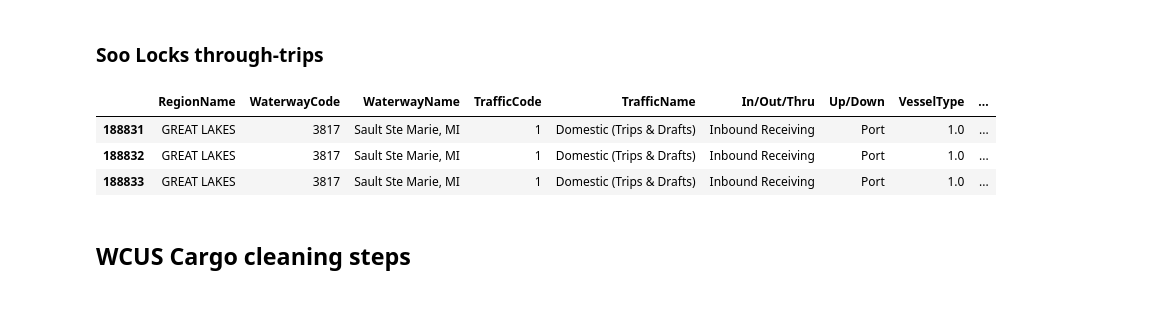
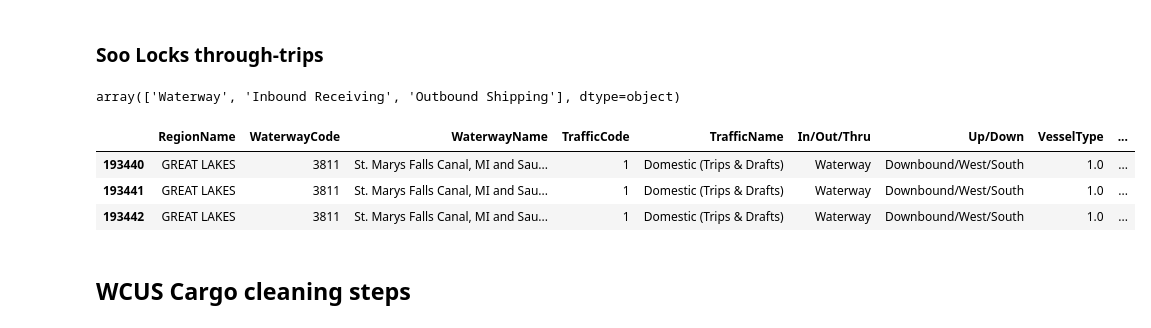
Before and after one commit to hnmns/Interactive-Visualization-Project, a Jupyter notebook: cleaning/wcus_trips_cargo_cleaning.ipynb, the cells around one changed output. Cells and saved outputs as stored; diff of their text form; code cells hidden in the pictures.

```diff
--- a/cleaning/wcus_trips_cargo_cleaning.ipynb
+++ b/cleaning/wcus_trips_cargo_cleaning.ipynb
@@ -162,2 +185,6 @@ trip_counts_burns = trips_burns.groupby(['WaterwayCode', 'WaterwayName', 'In/Out
 # %% [markdown]
 ### Soo Locks through-trips
+# %%
+wcus['In/Out/Thru'].unique()
+# %% [output]
+array(['Waterway', 'Inbound Receiving', 'Outbound Shipping'], dtype=object)
@@ -164,10 +194,15 @@ trip_counts_burns = trips_burns.groupby(['WaterwayCode', 'WaterwayName', 'In/Out
 # %%
-wcus.loc[
-        wcus['WaterwayName'].str.startswith('Sault') & (wcus['VesselTypeName']=='Self-Propelled dry')& (wcus['VesselDraftFt']>=12),
+wcus_soo = wcus.loc[
+        wcus['WaterwayCode'].isin([3811])
+            & wcus['VesselTypeName'].isin(['Self-Propelled dry'])
+            & (wcus['In/Out/Thru'] == 'Waterway')
+            & (wcus['VesselDraftFt'] >= min_draft_ft)
+            & (wcus['TrafficCode'] == 1),
         :
-    ].head(3)
+    ]
+wcus_soo.head(3)
 # %% [output]
 |  | RegionName | WaterwayCode | WaterwayName | TrafficCode | TrafficName | In/Out/Thru | Up/Down | VesselType | ... |
-| 188831 | GREAT LAKES | 3817 | Sault Ste Marie, MI | 1 | Domestic (Trips & Drafts) | Inbound Receiving | Port | 1.0 | ... |
-| 188832 | GREAT LAKES | 3817 | Sault Ste Marie, MI | 1 | Domestic (Trips & Drafts) | Inbound Receiving | Port | 1.0 | ... |
-| 188833 | GREAT LAKES | 3817 | Sault Ste Marie, MI | 1 | Domestic (Trips & Drafts) | Inbound Receiving | Port | 1.0 | ... |
+| 193440 | GREAT LAKES | 3811 | St. Marys Falls Canal, MI and Sau... | 1 | Domestic (Trips & Drafts) | Waterway | Downbound/West/South | 1.0 | ... |
+| 193441 | GREAT LAKES | 3811 | St. Marys Falls Canal, MI and Sau... | 1 | Domestic (Trips & Drafts) | Waterway | Downbound/West/South | 1.0 | ... |
+| 193442 | GREAT LAKES | 3811 | St. Marys Falls Canal, MI and Sau... | 1 | Domestic (Trips & Drafts) | Waterway | Downbound/West/South | 1.0 | ... |
```
Also changed, not shown: parts of 24 cells of this notebook, 17 other files.
